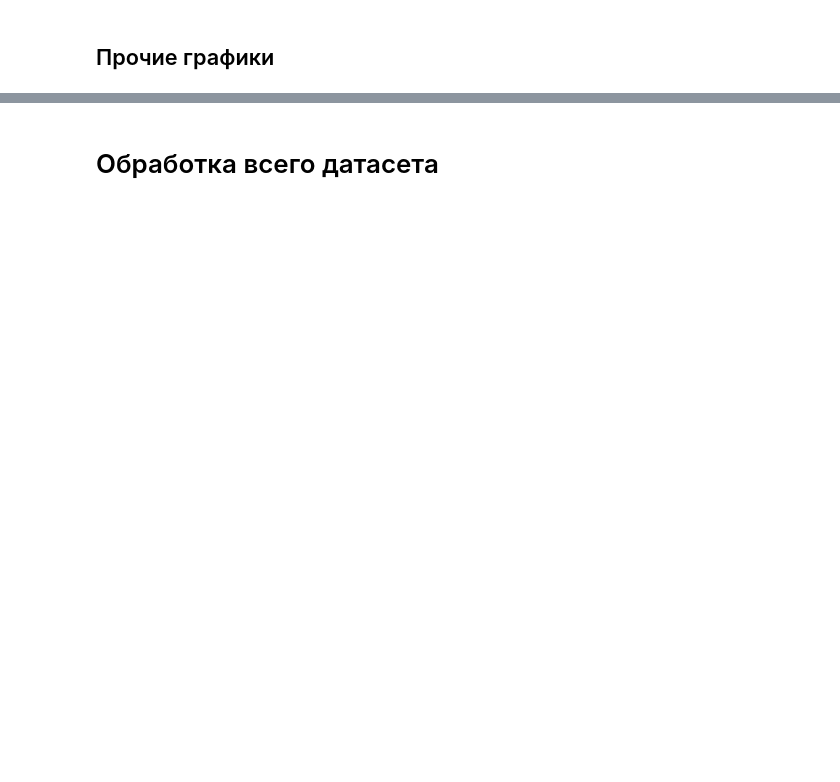
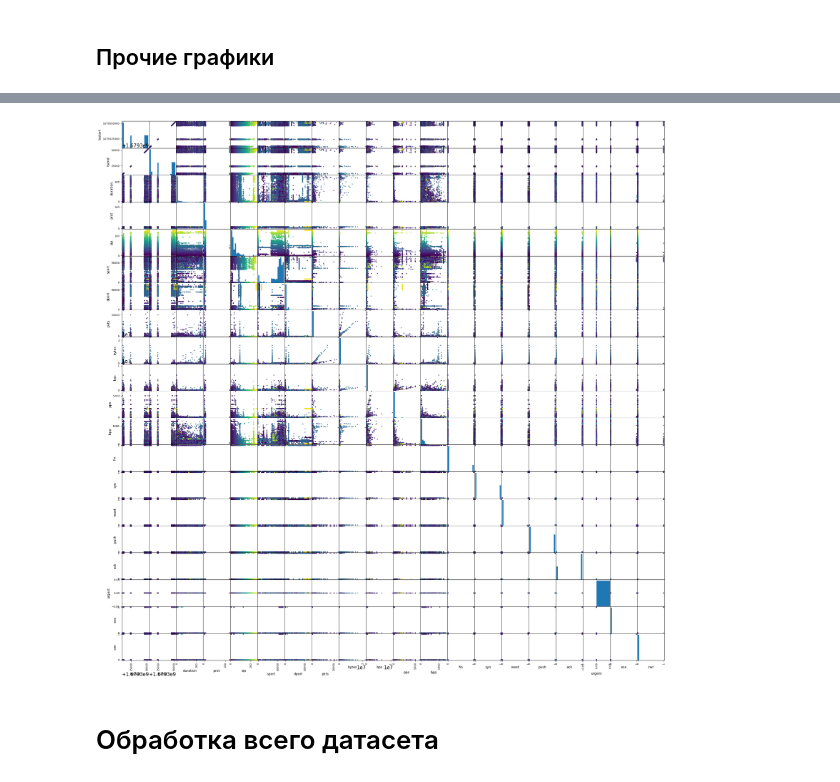
Before and after one commit to Prianikq/FQW-bachelor, a Jupyter notebook: ai_project_notebook.ipynb, the cells around one changed output, grey strips where cells are left out. Cells and saved outputs as stored; diff of their text form; code cells hidden in the pictures; blank space fills up the shorter version.

```diff
--- a/ai_project_notebook.ipynb
+++ b/ai_project_notebook.ipynb
@@ -619,6 +762,8 @@ data.corr().style.background_gradient(cmap='coolwarm').set_precision(2)
 # %%
 # Двойные графики
-pd.plotting.scatter_matrix(data, c=data[target_col], figsize=(15, 15), marker='o',
+pd.plotting.scatter_matrix(data, c=data['sip'], figsize=(30, 30), marker='o',
                         hist_kwds={'bins': 20}, s=10, alpha=.8)
 None
+# %% [output]
+[figure, added]
 # %%
```
Also changed, not shown: parts of 28 cells of this notebook.
